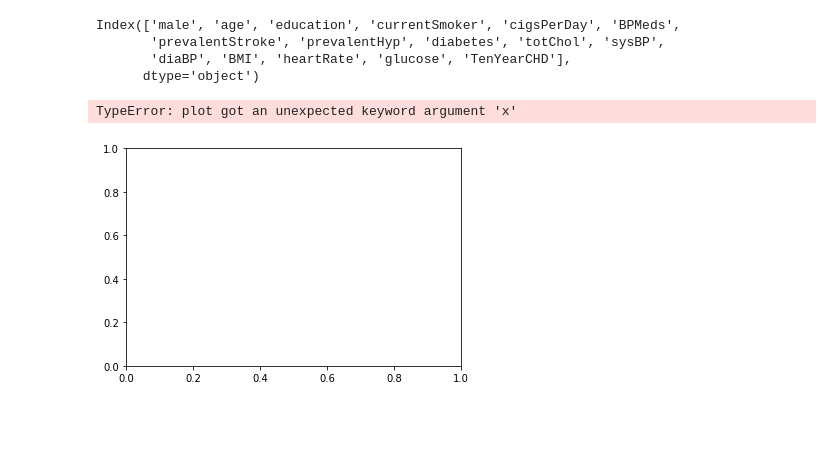
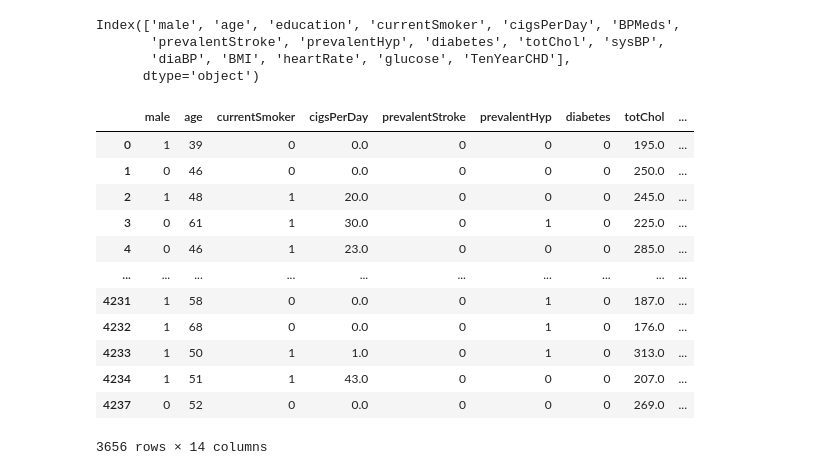
Before and after one commit to LiteShake/AI-Tasks, a Jupyter notebook: Task 4/Question 2/heart_LR.ipynb, the cells around one changed output. Saved outputs shown, nothing was run; the diff lists cells and outputs as text; code cells hidden in the pictures; blank space fills up the shorter version.

```diff
--- a/Task 4/Question 2/heart_LR.ipynb
+++ b/Task 4/Question 2/heart_LR.ipynb
@@ -27,8 +28,20 @@ Index(['male', 'age', 'education', 'currentSmoker', 'cigsPerDay', 'BPMeds',
        'prevalentStroke', 'prevalentHyp', 'diabetes', 'totChol', 'sysBP',
        'diaBP', 'BMI', 'heartRate', 'glucose', 'TenYearCHD'],
       dtype='object')
-# %%
-plt.plot( df, x = df["heartRate"], y = df["cigsPerDay"] )
-# %% [output]
-TypeError: plot got an unexpected keyword argument 'x'
-[figure, removed]
+# %%
+df = df.drop(columns = ["education", "BPMeds"] )
+df
+# %% [output]
+|  | male | age | currentSmoker | cigsPerDay | prevalentStroke | prevalentHyp | diabetes | totChol | ... |
+| 0 | 1 | 39 | 0 | 0.0 | 0 | 0 | 0 | 195.0 | ... |
+| 1 | 0 | 46 | 0 | 0.0 | 0 | 0 | 0 | 250.0 | ... |
+| 2 | 1 | 48 | 1 | 20.0 | 0 | 0 | 0 | 245.0 | ... |
+| 3 | 0 | 61 | 1 | 30.0 | 0 | 1 | 0 | 225.0 | ... |
+| 4 | 0 | 46 | 1 | 23.0 | 0 | 0 | 0 | 285.0 | ... |
+| ... | ... | ... | ... | ... | ... | ... | ... | ... | ... |
+| 4231 | 1 | 58 | 0 | 0.0 | 0 | 1 | 0 | 187.0 | ... |
+| 4232 | 1 | 68 | 0 | 0.0 | 0 | 1 | 0 | 176.0 | ... |
+| 4233 | 1 | 50 | 1 | 1.0 | 0 | 1 | 0 | 313.0 | ... |
+| 4234 | 1 | 51 | 1 | 43.0 | 0 | 0 | 0 | 207.0 | ... |
+| 4237 | 0 | 52 | 0 | 0.0 | 0 | 0 | 0 | 269.0 | ... |
+3656 rows × 14 columns
```
Also changed, not shown: parts of 7 cells of this notebook.
